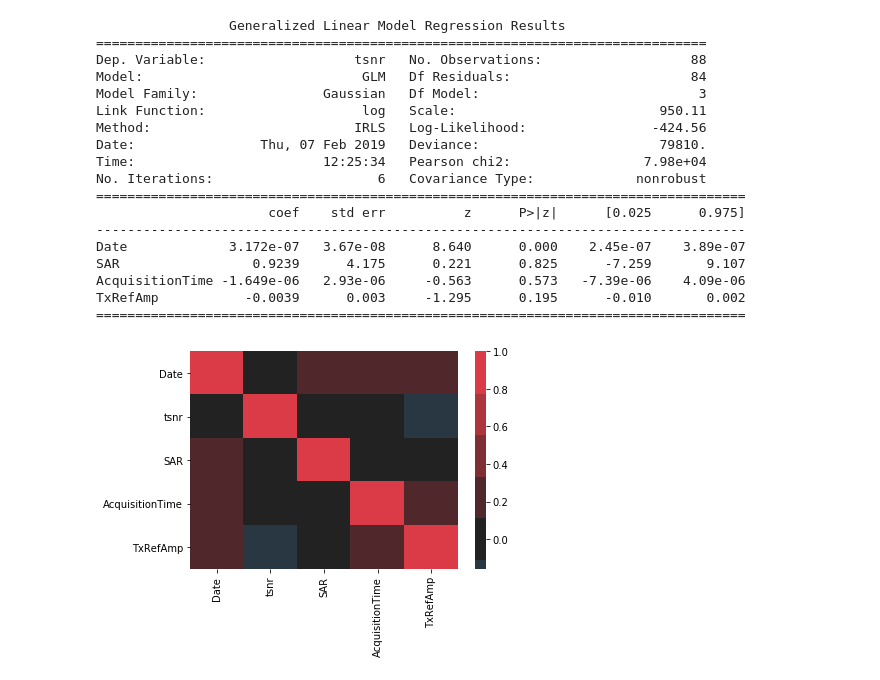
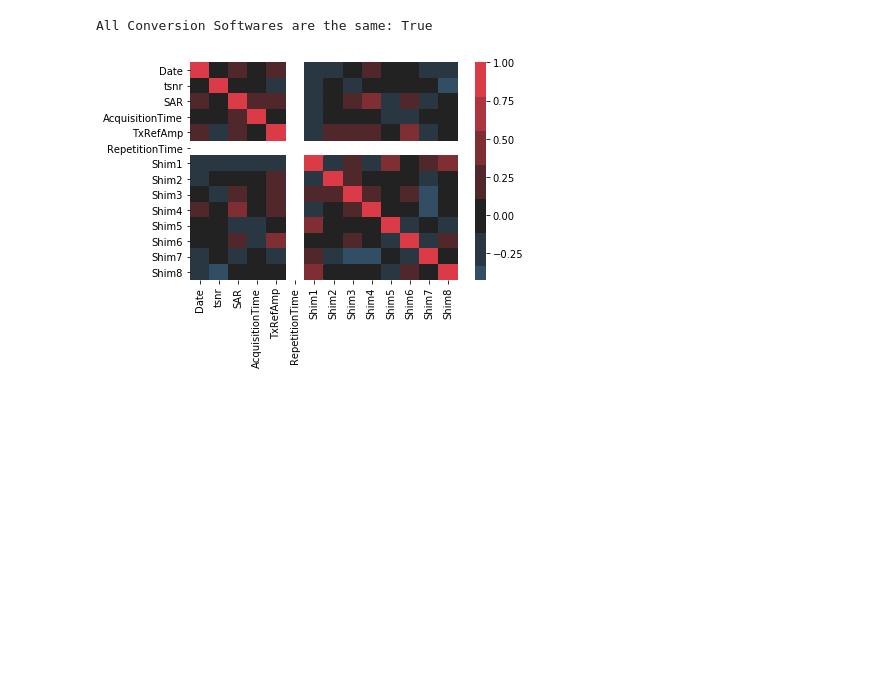
Before and after one commit to proj-nuisance/nuisance, a Jupyter notebook: ipy/regression.py.ipynb, the cells around one changed output. Drawn from its saved outputs; the diff is of its cells as text; code cells hidden in the pictures; blank space fills up the shorter version.

```diff
--- a/ipy/regression.py.ipynb
+++ b/ipy/regression.py.ipynb
@@ -8,33 +8,22 @@ import statsmodels.api as sm
 # %%
 def analyses(filepath):
     files = pd.read_csv(filepath)
+
+    # FIRST CHECK: CONVERSION SOFTWARE VERSIONS
+    check = files.iloc[0, 7]
+    valid = True
+
+    for i in files.index:
+        if check != files.iloc[i, 7]:
+            valid = False
+
+    print("All Conversion Softwares are the same: " + str(valid))
+
+    # SECOND CHECK: HEATMAP
     sns.heatmap(files.corr(), cmap=sns.diverging_palette(h_neg=240, h_pos=10, n=9, sep=1, center="dark"), center=0)
-
-    gauss_log = sm.GLM(files[['tsnr']],
-                       files[['Date', 'SAR', 'AcquisitionTime', 'TxRefAmp']],
-                       family=sm.families.Gaussian(sm.families.links.log))
-    gauss_log_results = gauss_log.fit()
-    print(gauss_log_results.summary())
 # %%
-analyses('../data/extractions/BOLD.csv')
+analyses('../data/extractions/p2_BOLD.csv')
 # %% [output]
-                 Generalized Linear Model Regression Results
-==============================================================================
-Dep. Variable:                   tsnr   No. Observations:                   88
-Model:                            GLM   Df Residuals:                       84
-Model Family:                Gaussian   Df Model:                            3
-Link Function:                    log   Scale:                          950.11
-Method:                          IRLS   Log-Likelihood:                -424.56
-Date:                Thu, 07 Feb 2019   Deviance:                       79810.
-Time:                        12:25:34   Pearson chi2:                 7.98e+04
-No. Iterations:                     6   Covariance Type:             nonrobust
-===================================================================================
-                      coef    std err          z      P>|z|      [0.025      0.975]
------------------------------------------------------------------------------------
-Date             3.172e-07   3.67e-08      8.640      0.000    2.45e-07    3.89e-07
-SAR                 0.9239      4.175      0.221      0.825      -7.259       9.107
-AcquisitionTime -1.649e-06   2.93e-06     -0.563      0.573   -7.39e-06    4.09e-06
-TxRefAmp           -0.0039      0.003     -1.295      0.195      -0.010       0.002
-===================================================================================
+All Conversion Softwares are the same: True
-[figure, old version]
+[figure, new version]
 # %%
```
Also changed, not shown: parts of 6 cells of this notebook.
